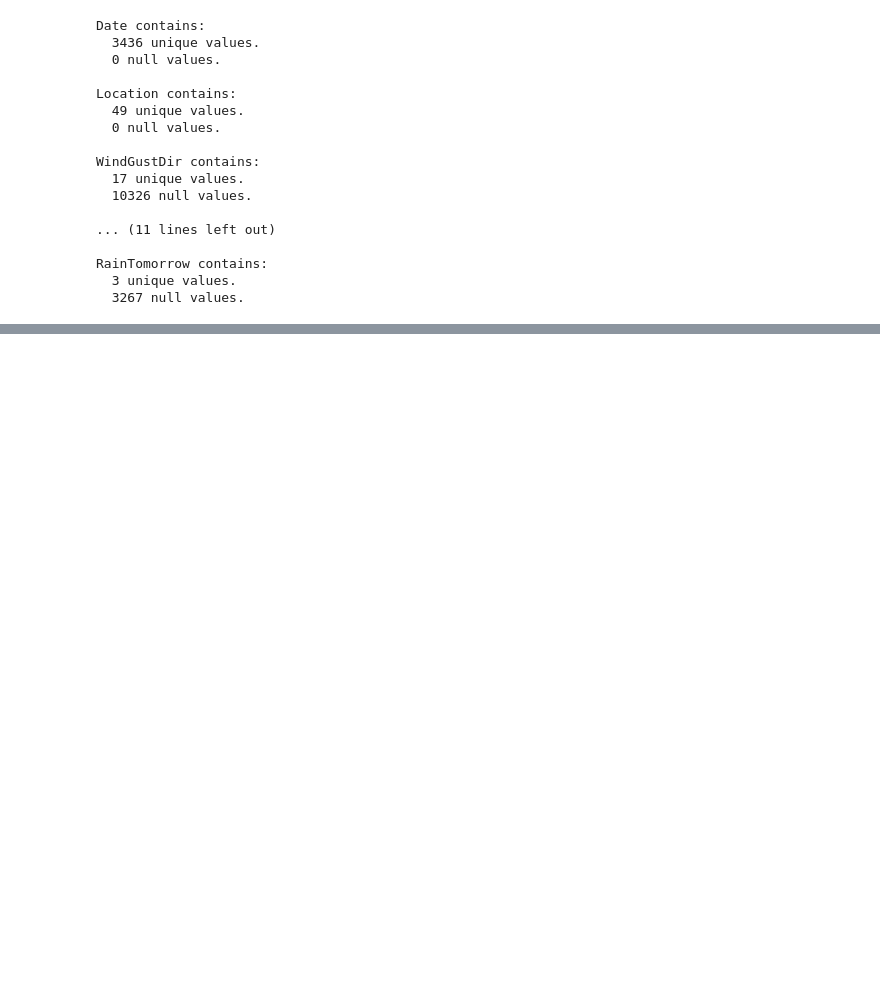
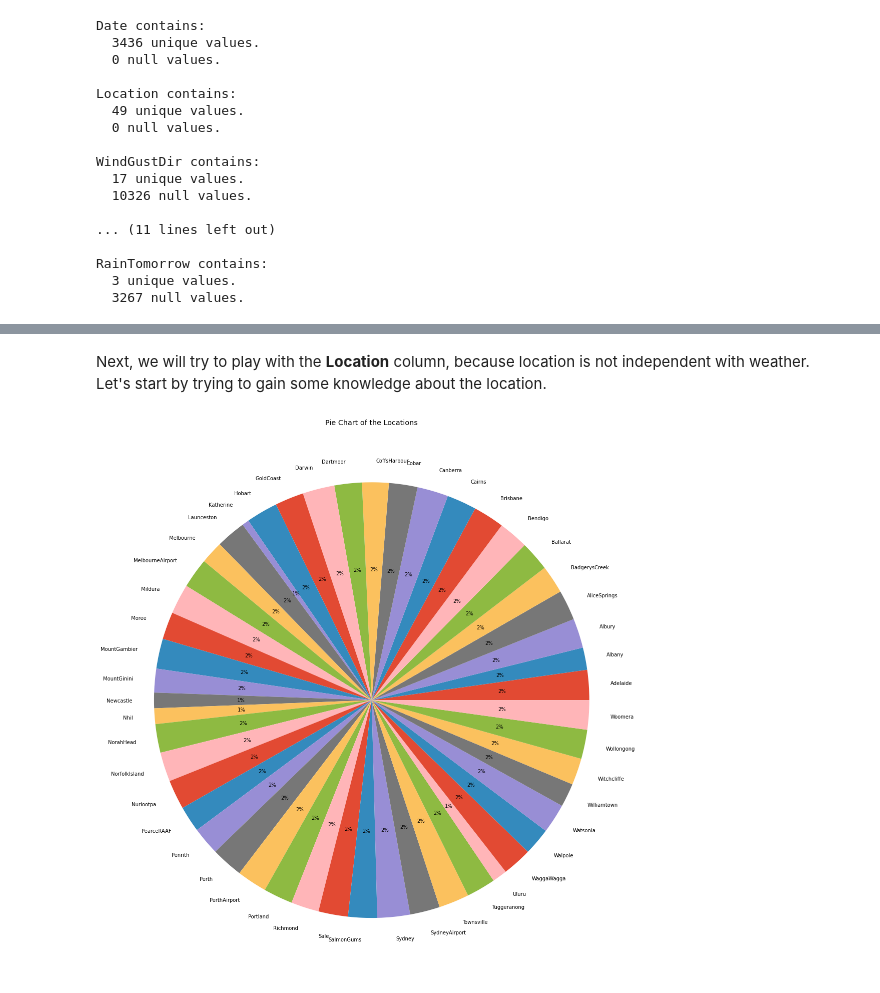
Before and after one commit to netanellevine/Data_Science_Project, a Jupyter notebook: ClassificationProject_RainPrediction.ipynb, the cells around one changed output, grey strips where cells are left out. Cells and saved outputs as stored; diff of their text form; code cells hidden in the pictures; blank space fills up the shorter version.

```diff
--- a/ClassificationProject_RainPrediction.ipynb
+++ b/ClassificationProject_RainPrediction.ipynb
@@ -313,0 +216,10 @@ X_train.head()
+# %% [markdown]
+Next, we will try to play with the **Location** column, because location is not independent with weather.
+Let's start by trying to gain some knowledge about the location.
+# %%
+locations = weather.groupby('Location').size()
+locations.plot(kind='pie', figsize=(20, 20), autopct='%1.0f%%', title='Pie Chart of the Locations')
+plt.ylabel("")
+plt.show()
+# %% [output]
+[figure, added]
```
Also changed, not shown: parts of 121 cells of this notebook.
